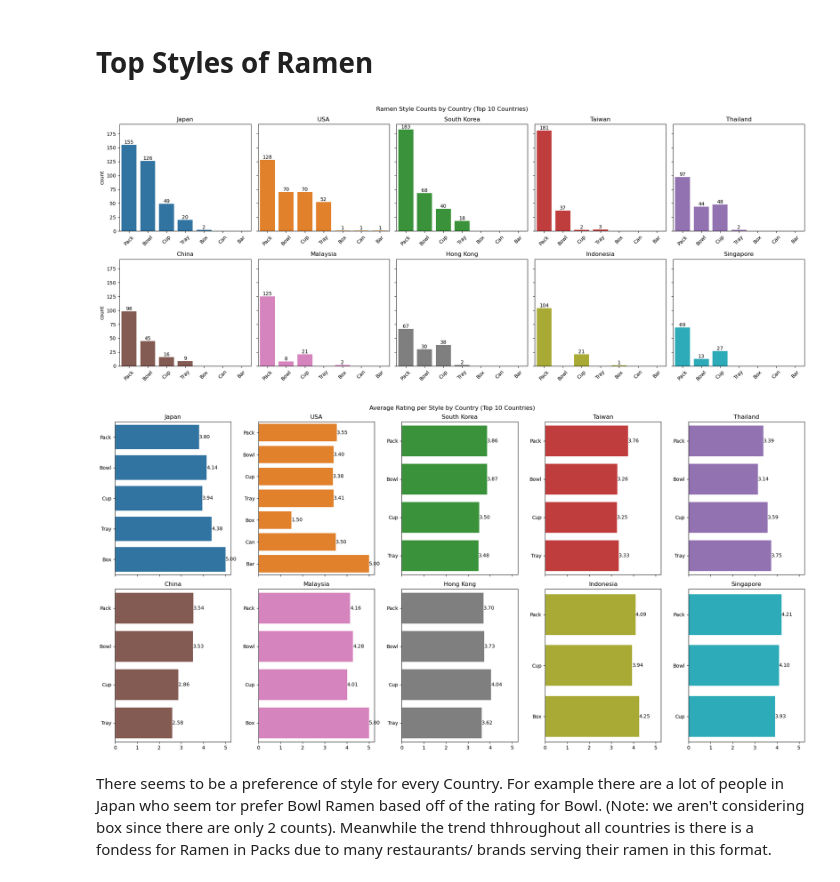
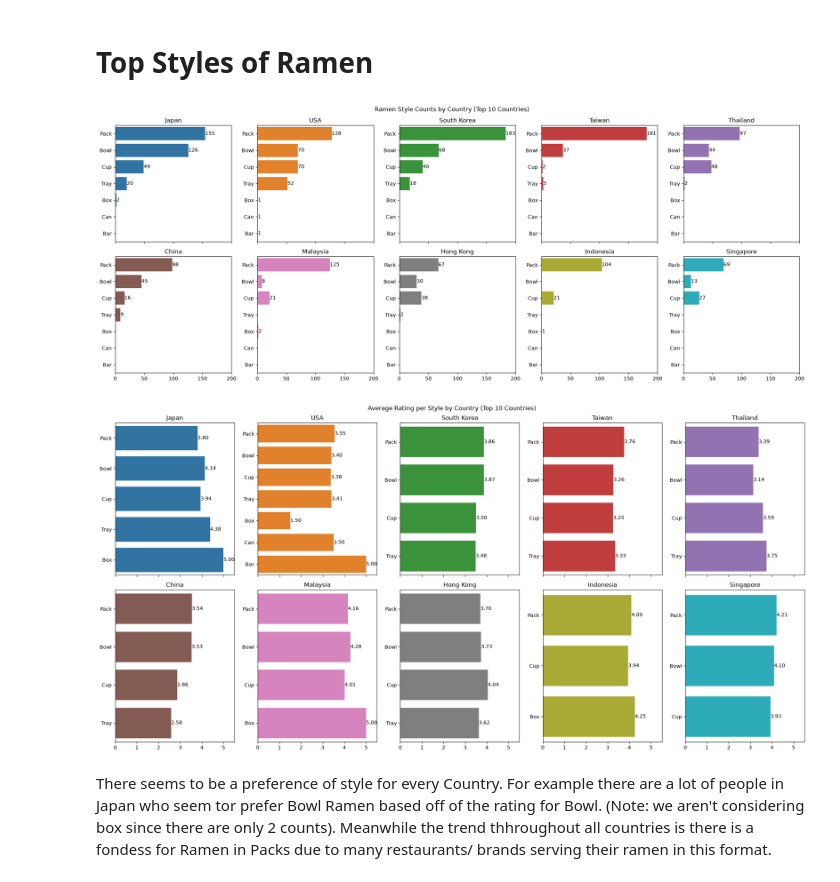
Before and after one commit to Madlenate/Ramen_Analysis_which_country_has_the_best_ramen-, a Jupyter notebook: Data_analysis.ipynb, the cells around one changed output. Drawn from its saved outputs; the diff is of its cells as text; code cells hidden in the pictures.

```diff
--- a/Data_analysis.ipynb
+++ b/Data_analysis.ipynb
@@ -135,26 +276,27 @@ Amount of Rows: 37
 # %%
 df_style = df.dropna(subset=["Style"]).copy()
 
 top_countries = df_style["Country"].value_counts().nlargest(10).index
 style_order = df_style["Style"].value_counts().index
 colors = sns.color_palette("tab10", n_colors=len(top_countries))
 
-fig, axes = plt.subplots(2, 5, figsize=(20, 8), sharey=True)
+fig, axes = plt.subplots(2, 5, figsize=(20, 8), sharex=True)
 axes = axes.flatten()
 
 for ax, country, color in zip(axes, top_countries, colors):
     country_data = df_style[df_style["Country"] == country]
-    sns.countplot(data=country_data, x="Style", order=style_order, ax=ax, color=color)
+    sns.countplot(data=country_data, y="Style", order=style_order, ax=ax, color=color)
     ax.set_title(country)
     ax.set_xlabel("")
-    ax.tick_params(axis="x", rotation=45)
+    ax.set_ylabel("")
+    ax.set_xlim(0, 200)
     ax.bar_label(ax.containers[0])
 
 fig.suptitle("Ramen Style Counts by Country (Top 10 Countries)")
 plt.tight_layout()
 plt.show()
 # %% [output]
-[figure, old version]
+[figure, new version]
 # %%
 top_countries = df_clean["Country"].value_counts().nlargest(10).index
 style_order = df_clean["Style"].value_counts().index
@@ -170,12 +312,13 @@ for ax, country, color in zip(axes, top_countries, colors):
     ax.set_title(country)
     ax.set_xlabel("")
     ax.set_ylabel("")
+    ax.set_xlim(0, 5.5)
     ax.bar_label(ax.containers[0], fmt="%.2f")
 
 fig.suptitle("Average Rating per Style by Country (Top 10 Countries)")
 plt.tight_layout()
 plt.show()
 # %% [output]
-[figure, old version]
+[figure, new version]
 # %% [markdown]
 There seems to be a preference of style for every Country. For example there are a lot of people in Japan who seem tor prefer Bowl Ramen based off of the rating for Bowl. (Note: we aren't considering box since there are only 2 counts). Meanwhile the trend thhroughout all countries is there is a fondess for Ramen in Packs due to many restaurants/ brands serving their ramen in this format.
```
Also changed, not shown: parts of 13 cells of this notebook.
